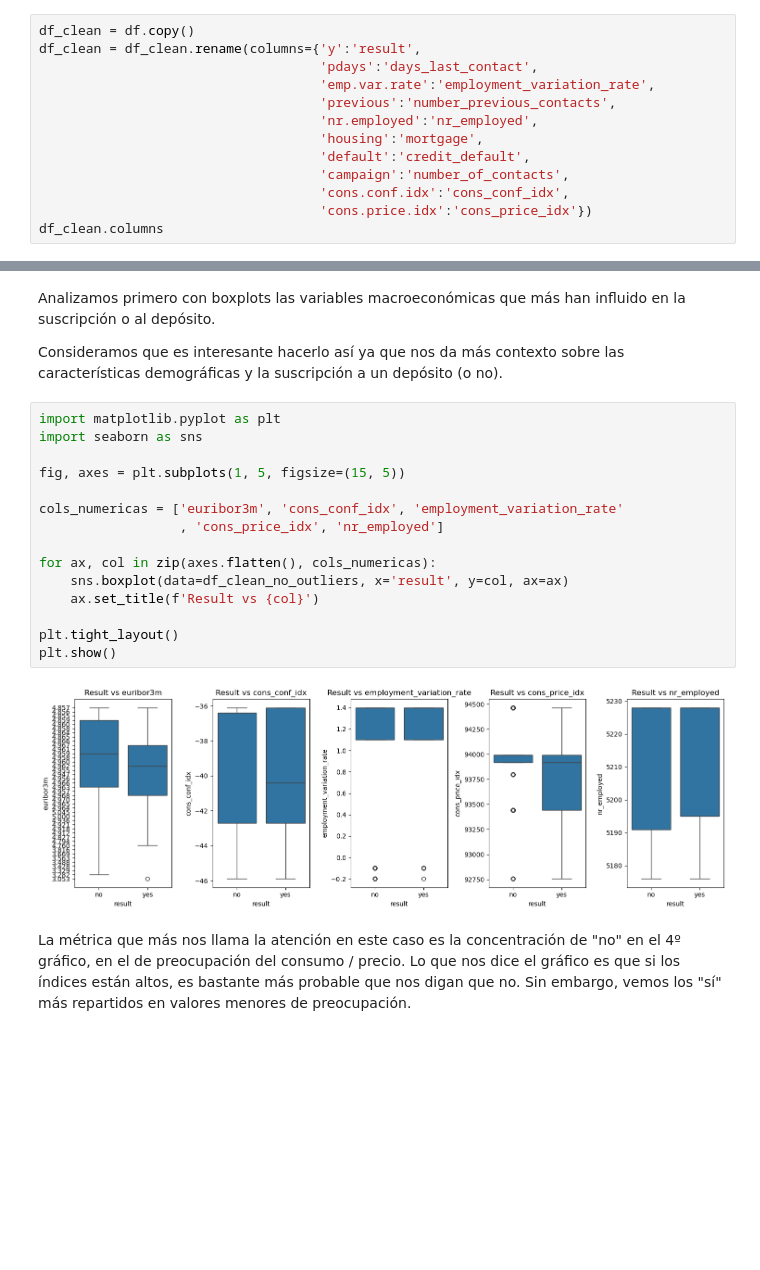
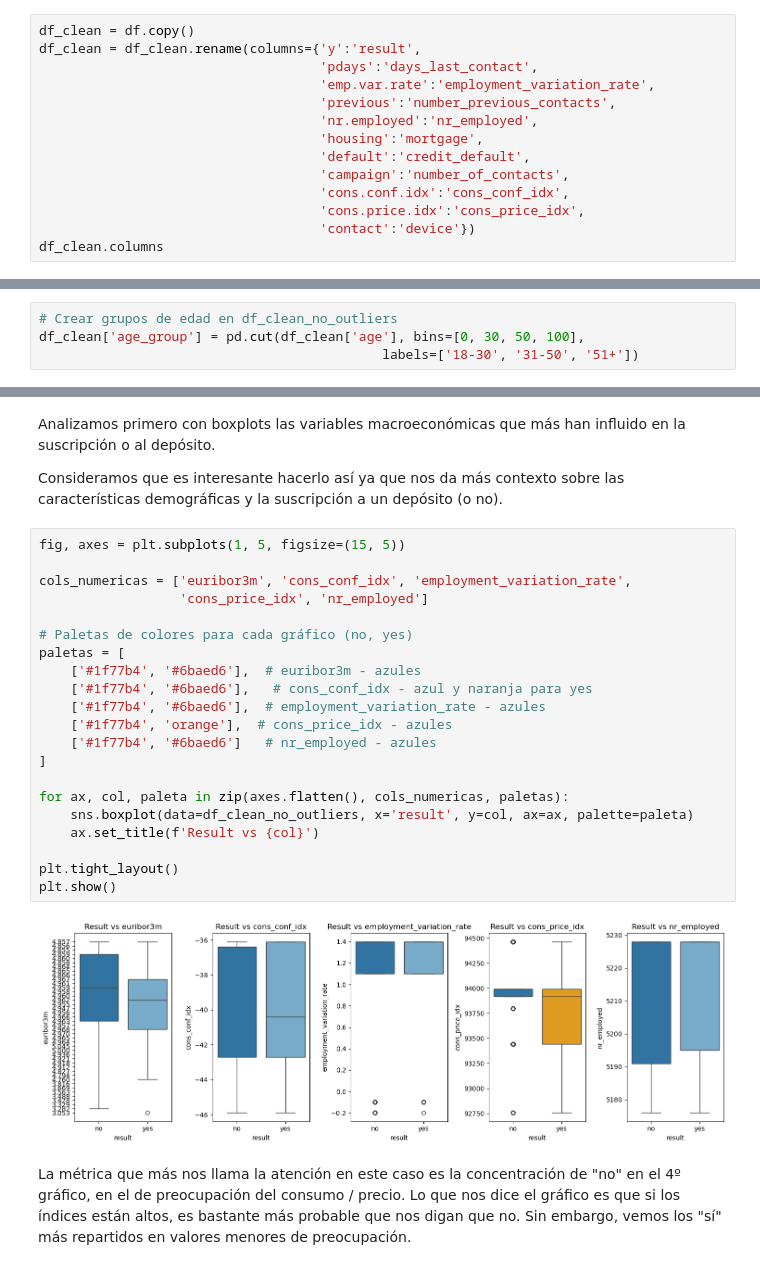
Before and after one commit to arnausans23/data-analytics-tfm, a Jupyter notebook: 1_analisis_datos_v2.ipynb, the cells around one changed output, grey strips where cells are left out. Saved outputs shown, nothing was run; the diff lists cells and outputs as text; blank space fills up the shorter version.

```diff
--- a/1_analisis_datos_v2.ipynb
+++ b/1_analisis_datos_v2.ipynb
@@ -329,7 +334,8 @@ df_clean = df_clean.rename(columns={'y':'result',
                                     'default':'credit_default',
                                     'campaign':'number_of_contacts',
                                     'cons.conf.idx':'cons_conf_idx',
-                                    'cons.price.idx':'cons_price_idx'})
+                                    'cons.price.idx':'cons_price_idx',
+                                    'contact':'device'})
 df_clean.columns
 # %% [output]
 Index(['age', 'job', 'marital', 'education', 'credit_default', 'mortgage',
@@ -347,3 +369,7 @@ df_clean['duration'] = (df_clean['duration'] / 60).round(2)
+# %%
+# Crear grupos de edad en df_clean_no_outliers
+df_clean['age_group'] = pd.cut(df_clean['age'], bins=[0, 30, 50, 100],
+                                            labels=['18-30', '31-50', '51+'])
 # %% [markdown]
 #### **1.3.3.2. Limpieza de duplicados**
 # %% [markdown]
@@ -574,22 +600,28 @@ Analizamos primero con boxplots las variables macroeconómicas que más han infl
 
 Consideramos que es interesante hacerlo así ya que nos da más contexto sobre las características demográficas y la suscripción a un depósito (o no).
 # %%
-import matplotlib.pyplot as plt
-import seaborn as sns
-
 fig, axes = plt.subplots(1, 5, figsize=(15, 5))
 
-cols_numericas = ['euribor3m', 'cons_conf_idx', 'employment_variation_rate'
-                  , 'cons_price_idx', 'nr_employed']
+cols_numericas = ['euribor3m', 'cons_conf_idx', 'employment_variation_rate',
+                  'cons_price_idx', 'nr_employed']
 
-for ax, col in zip(axes.flatten(), cols_numericas):
-    sns.boxplot(data=df_clean_no_outliers, x='result', y=col, ax=ax)
+# Paletas de colores para cada gráfico (no, yes)
+paletas = [
+    ['#1f77b4', '#6baed6'],  # euribor3m - azules
+    ['#1f77b4', '#6baed6'],   # cons_conf_idx - azul y naranja para yes
+    ['#1f77b4', '#6baed6'],  # employment_variation_rate - azules
+    ['#1f77b4', 'orange'],  # cons_price_idx - azules
+    ['#1f77b4', '#6baed6']   # nr_employed - azules
+]
+
+for ax, col, paleta in zip(axes.flatten(), cols_numericas, paletas):
+    sns.boxplot(data=df_clean_no_outliers, x='result', y=col, ax=ax, palette=paleta)
     ax.set_title(f'Result vs {col}')
 
 plt.tight_layout()
 plt.show()
 # %% [output]
-[figure, old version]
+[figure, new version]
 # %% [markdown]
 La métrica que más nos llama la atención en este caso es la concentración de "no" en el 4º gráfico, en el de preocupación del consumo / precio. Lo que nos dice el gráfico es que si los índices están altos, es bastante más probable que nos digan que no. Sin embargo, vemos los "sí" más repartidos en valores menores de preocupación.
 # %% [markdown]
```
Also changed, not shown: parts of 53 cells of this notebook.
